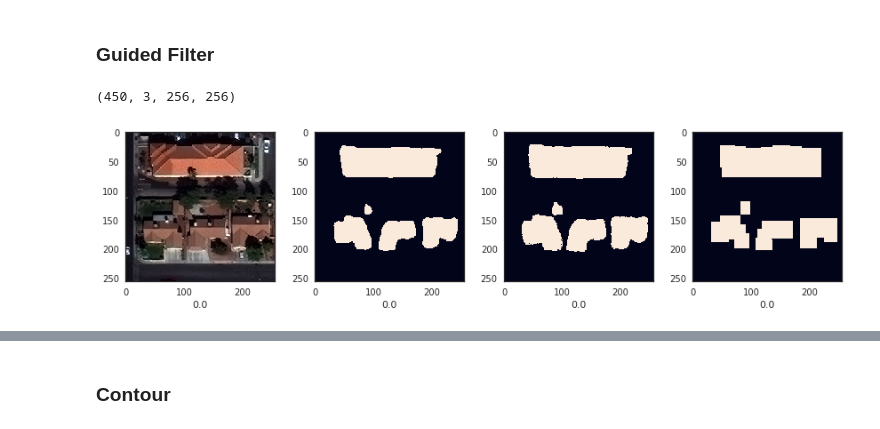
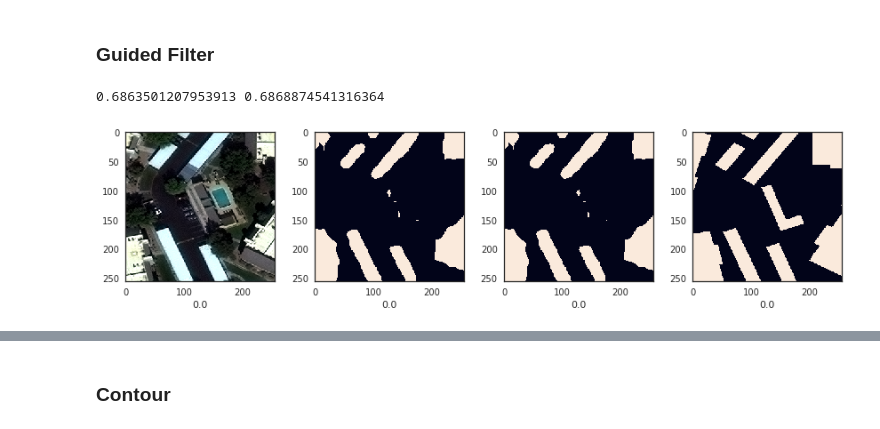
Before and after one commit to Twofyw/building-detection-challenge, a Jupyter notebook: pred.ipynb, the cells around one changed output, grey strips where cells are left out. Drawn from its saved outputs; the diff is of its cells as text; code cells hidden in the pictures.

```diff
--- a/pred.ipynb
+++ b/pred.ipynb
@@ -9,8 +9,8 @@ import seaborn as sns
 from learn import *
 from gen_val_postproc_building import *
 # %%
-num_gpus = 1
-gpu_start = 6
+num_gpus = 2
+gpu_start = 4
 num_workers = 3 * num_gpus
 device_ids = range(gpu_start, gpu_start + num_gpus)
 torch.cuda.set_device(gpu_start)
@@ -28,6 +28,6 @@ print(datapaths)
 # %%
 #resume
 learn, denorm, data = learner_on_dataset(datapaths[1], bs, device_ids, num_workers, model_name=model_name,
-                                         debug=True, global_dataset=True, data=data, num_slice=9, sz=256)
+                                         debug=False, global_dataset=True, data=data, num_slice=9, sz=256,)
 (trn_x,trn_y), (val_x,val_y) = data
 # %% [output]
@@ -139,6 +122,5 @@ UnicodeDecodeError: 'utf-8' codec can't decode byte 0x80 in position 0: invalid
 # %% [markdown]
 ### Guided Filter
-# %%
-x.shape
-# %% [output]
-(450, 3, 256, 256)
+# %%
+sns.set(style="white")
+x.shape
@@ -145,19 +133,21 @@ x.shape
 # %%
-idx = 363
+idx = 435
 guide = (denorm(x[idx]).squeeze() * 255).astype('uint8')
 gt = (y[idx] * 255).astype('uint8')
 src = (np.copy(preds[idx] > 0.5) * 255).astype('uint8')
 dst = np.empty(src.shape)
 radius = 1
-eps = 90
+eps = 60
 
 filtered = cv2.ximgproc.guidedFilter(guide, src, radius, eps, dst, -1)
 col1 = [guide]
 col2 = [src]
-col3 = [filtered > 0.1]
+col3 = [filtered > 255 // 2]
 data = zip(col1, col2, col3, [y[idx]])
 
 plot_ims(data, figsize=3)
+print(jaccard_coef(filtered > 255 // 2, gt), jaccard_coef(src, gt))
 # %% [output]
+0.6863501207953913 0.6868874541316364
-[figure, old version]
+[figure, new version]
 # %%
```
Also changed, not shown: parts of 22 cells of this notebook, 29 other files.
